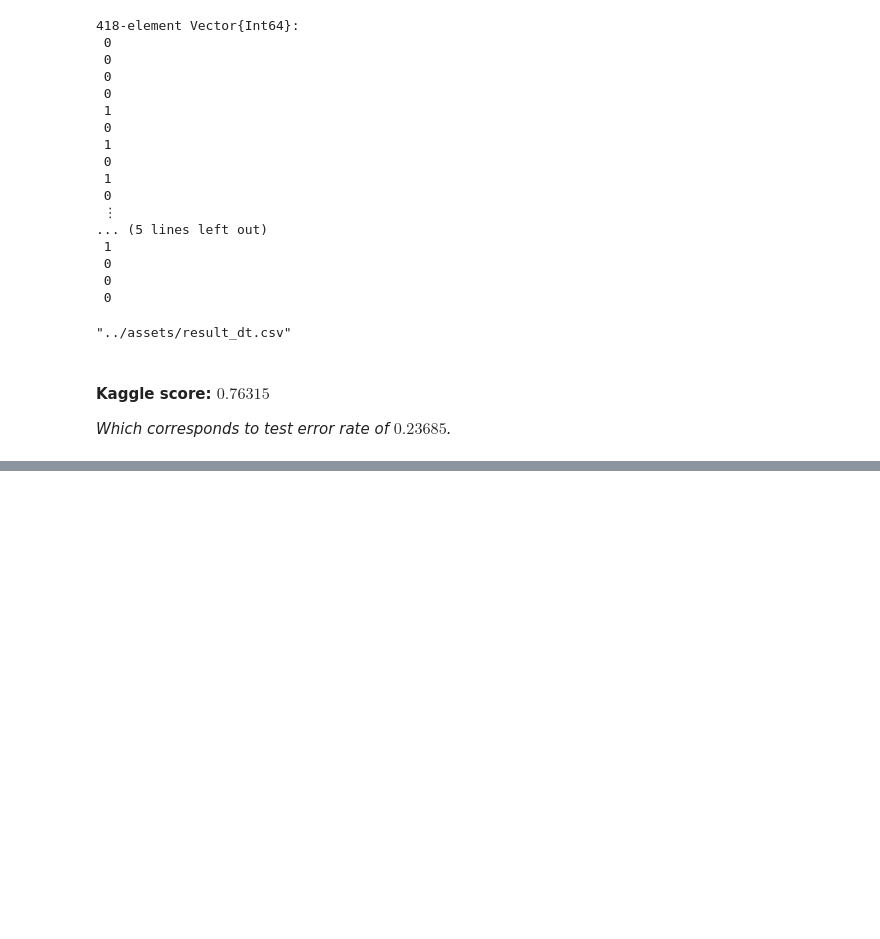
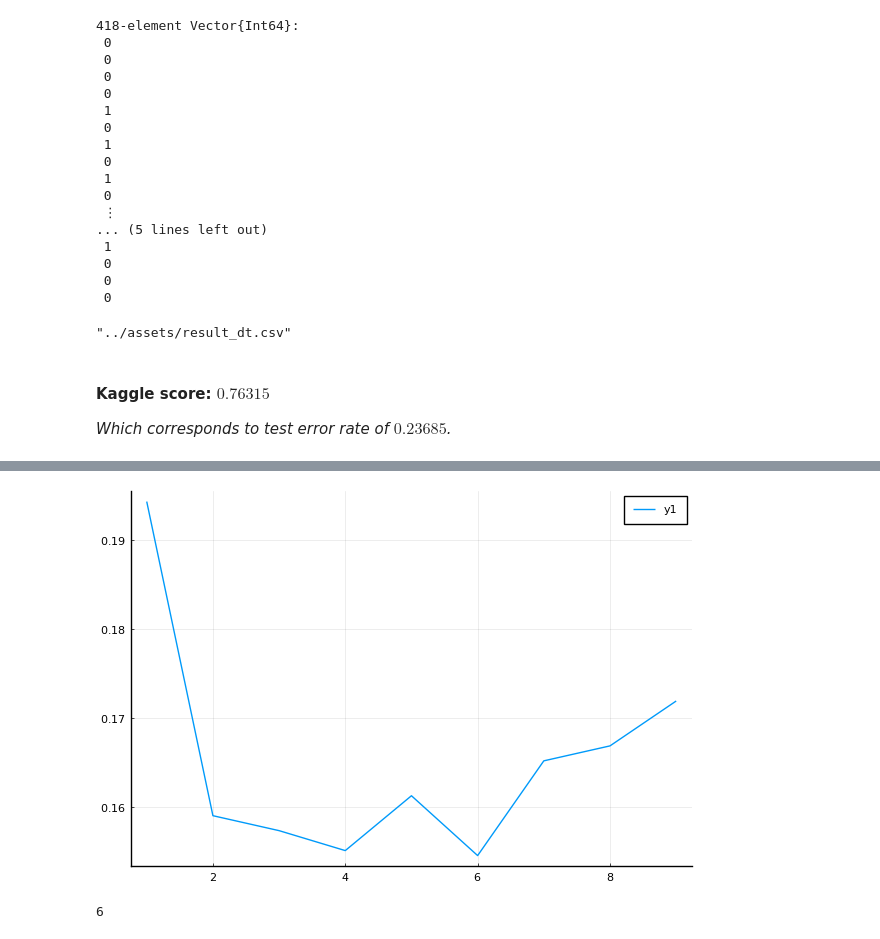
Before and after one commit to B0B36JUL-FinalProjects-2022/Projekt_pikmajan, a Jupyter notebook: examples/titanic.ipynb, the cells around one changed output, grey strips where cells are left out. Saved outputs shown, nothing was run; the diff lists cells and outputs as text; code cells hidden in the pictures; blank space fills up the shorter version.

```diff
--- a/examples/titanic.ipynb
+++ b/examples/titanic.ipynb
@@ -222,0 +310,17 @@ CSV.write("../assets/result_dt.csv", df)
+# %%
+N = 10
+attribute_counts = 1:9
+errors = zeros(9)
+
+for n in 1:N
+    X_shf, Y_shf = shuffle_data(X, Y)
+    X_train, Y_train, X_test, Y_test = split_data(X_shf, Y_shf)
+    for ac in attribute_counts
+        rf = RandomForest(65)
+        learn!(rf, X_train, Y_train; depth=21, attribute_count=ac, bagging=true,
+               show_progress=false)
+        Y_test_ = evaluate(rf, X_test)
+        errors[ac] += mean(Y_test .!= Y_test_)
+    end
+end
+errors = errors ./ N;
@@ -222,0 +329,8 @@ CSV.write("../assets/result_dt.csv", df)
+# %%
+plot(attribute_counts, errors)
+# %% [output]
+[figure, added]
+# %%
+best_ac = attribute_counts[argmin(errors)]
+# %% [output]
+6
```
Also changed, not shown: parts of 20 cells of this notebook, 8 other files.
